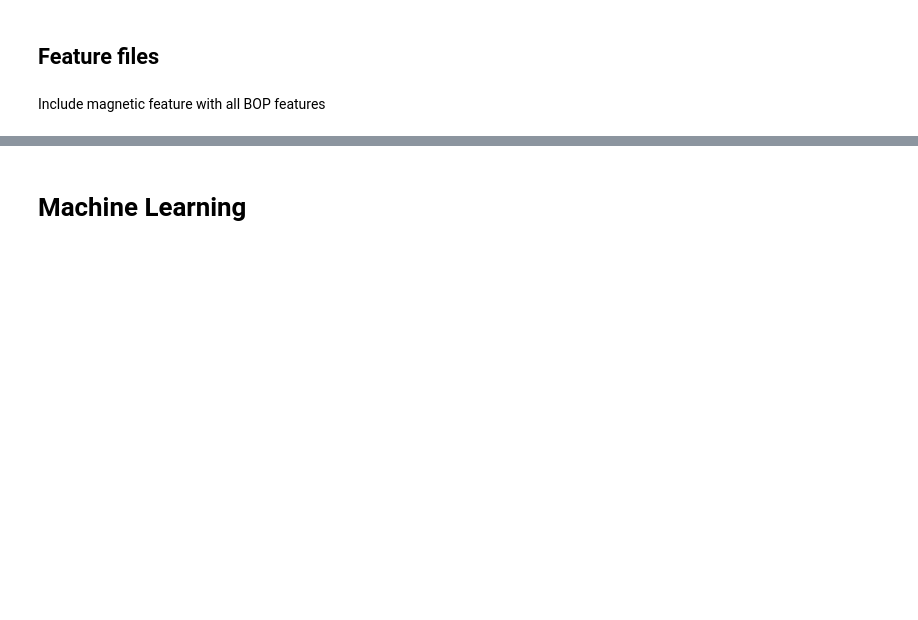
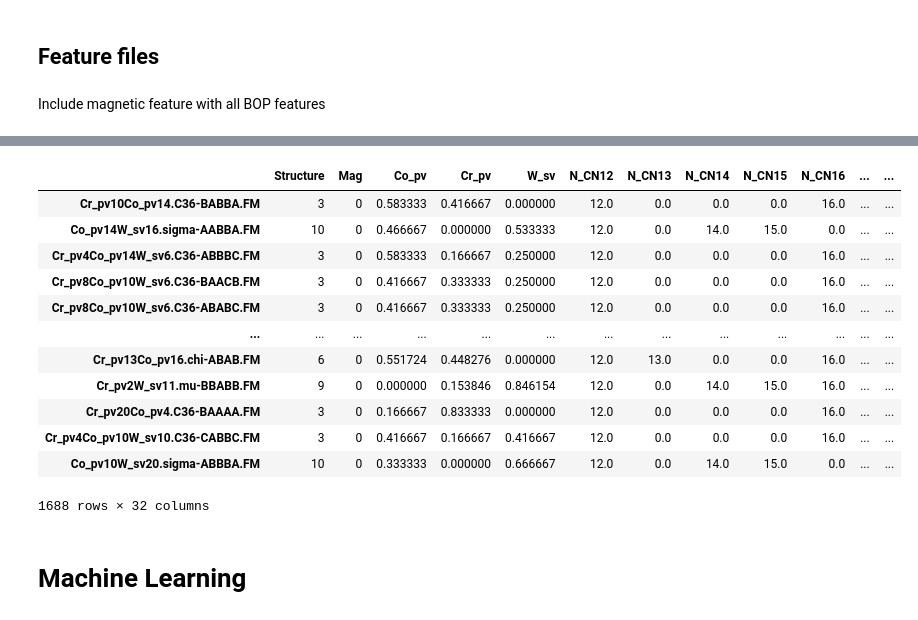
Before and after one commit to AIIMProject/MLFeMoTCPs, a Jupyter notebook: 07_MachineLearn.ipynb, the cells around one changed output, grey strips where cells are left out. Cells and saved outputs as stored; diff of their text form; code cells hidden in the pictures; blank space fills up the shorter version.

```diff
--- a/07_MachineLearn.ipynb
+++ b/07_MachineLearn.ipynb
@@ -67,4 +67,4 @@ Features  = {name: pd.read_pickle(filename) for name, filename in DescriptorFile
 # %% [markdown]
 Include magnetic feature with all BOP features
 # %%
-Features.update({model: pd.concat([Features['dataset'][['Mag','Structure']], feature], axis=1) for model, feature in Features.items() if 'BOP' in model and 'Mag' not in feature.columns})
+Features.update({model: pd.concat([Features['dataset'][['Mag']], feature], axis=1) for model, feature in Features.items() if 'BOP' in model and 'Mag' not in feature.columns})
@@ -87,3 +71,19 @@ Features['Canonical BOP']
+# %%
+Features['dataset']
+# %% [output]
+|  | Structure | Mag | Co_pv | Cr_pv | W_sv | N_CN12 | N_CN13 | N_CN14 | N_CN15 | N_CN16 | ... | ... |
+| Cr_pv10Co_pv14.C36-BABBA.FM | 3 | 0 | 0.583333 | 0.416667 | 0.000000 | 12.0 | 0.0 | 0.0 | 0.0 | 16.0 | ... | ... |
+| Co_pv14W_sv16.sigma-AABBA.FM | 10 | 0 | 0.466667 | 0.000000 | 0.533333 | 12.0 | 0.0 | 14.0 | 15.0 | 0.0 | ... | ... |
+| Cr_pv4Co_pv14W_sv6.C36-ABBBC.FM | 3 | 0 | 0.583333 | 0.166667 | 0.250000 | 12.0 | 0.0 | 0.0 | 0.0 | 16.0 | ... | ... |
+| Cr_pv8Co_pv10W_sv6.C36-BAACB.FM | 3 | 0 | 0.416667 | 0.333333 | 0.250000 | 12.0 | 0.0 | 0.0 | 0.0 | 16.0 | ... | ... |
+| Cr_pv8Co_pv10W_sv6.C36-ABABC.FM | 3 | 0 | 0.416667 | 0.333333 | 0.250000 | 12.0 | 0.0 | 0.0 | 0.0 | 16.0 | ... | ... |
+| ... | ... | ... | ... | ... | ... | ... | ... | ... | ... | ... | ... | ... |
+| Cr_pv13Co_pv16.chi-ABAB.FM | 6 | 0 | 0.551724 | 0.448276 | 0.000000 | 12.0 | 13.0 | 0.0 | 0.0 | 16.0 | ... | ... |
+| Cr_pv2W_sv11.mu-BBABB.FM | 9 | 0 | 0.000000 | 0.153846 | 0.846154 | 12.0 | 0.0 | 14.0 | 15.0 | 16.0 | ... | ... |
+| Cr_pv20Co_pv4.C36-BAAAA.FM | 3 | 0 | 0.166667 | 0.833333 | 0.000000 | 12.0 | 0.0 | 0.0 | 0.0 | 16.0 | ... | ... |
+| Cr_pv4Co_pv10W_sv10.C36-CABBC.FM | 3 | 0 | 0.416667 | 0.166667 | 0.416667 | 12.0 | 0.0 | 0.0 | 0.0 | 16.0 | ... | ... |
+| Co_pv10W_sv20.sigma-ABBBA.FM | 10 | 0 | 0.333333 | 0.000000 | 0.666667 | 12.0 | 0.0 | 14.0 | 15.0 | 0.0 | ... | ... |
+1688 rows × 32 columns
 # %% [markdown]
 # Machine Learning
 # %%
```
Also changed, not shown: parts of 14 cells of this notebook, 2 other files.
